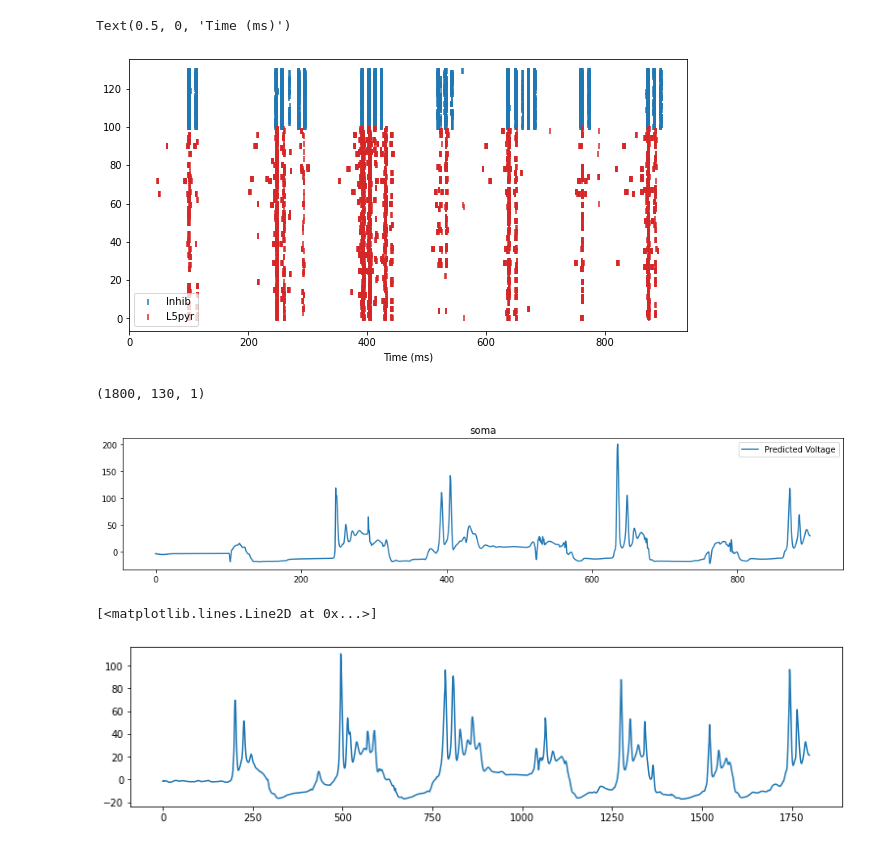
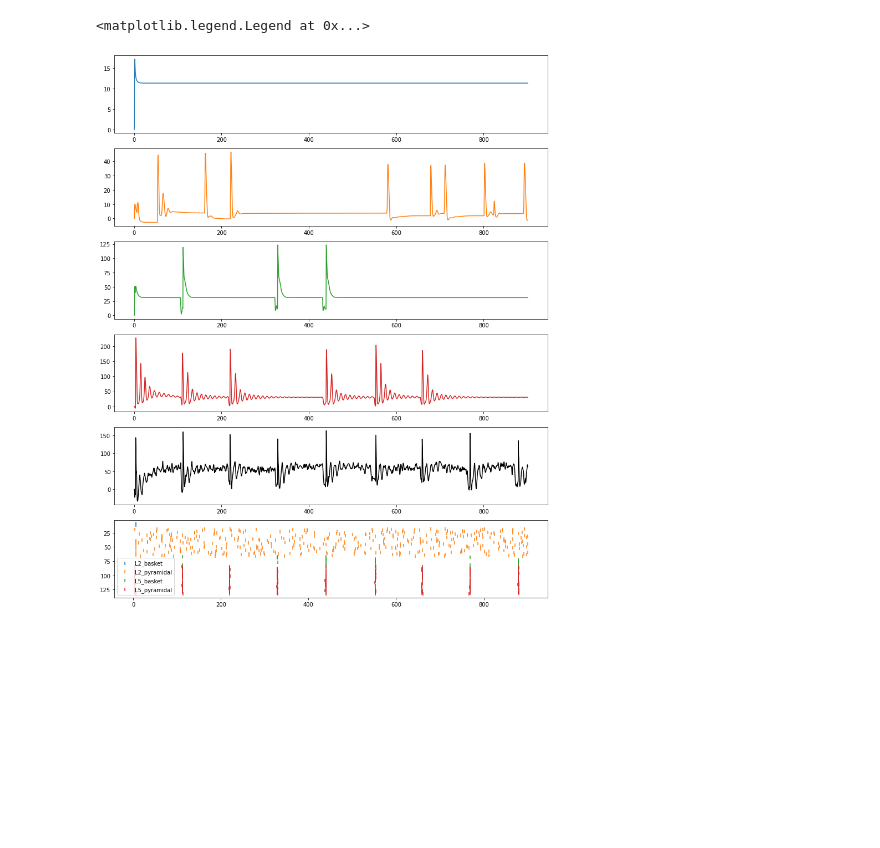
Before and after one commit to ntolley/bayesian_surrogates, a Jupyter notebook: surrogate_network.ipynb, the cells around one changed output. Cells and saved outputs as stored; diff of their text form; code cells hidden in the pictures; blank space fills up the shorter version.

```diff
--- a/surrogate_network.ipynb
+++ b/surrogate_network.ipynb
@@ -511,20 +441,0 @@ pred_y_np = pred_y.unsqueeze(2).detach().cpu().numpy()
-# %%
-cell_spikes = pred_y_np > 50.0
-cell_spike_indices = np.where(cell_spikes > 0)
-L5pyr_mask, inhib_mask = np.in1d(cell_spike_indices[1], model.L5Pyr_gids), np.in1d(cell_spike_indices[1], model.inhib_gids)
-L5pyr_spikes = (cell_spike_indices[1][L5pyr_mask], cell_spike_indices[0][L5pyr_mask])
-inhib_spikes = (cell_spike_indices[1][inhib_mask], cell_spike_indices[0][inhib_mask])
-
-plt.figure(figsize=(10, 5))
-plt.scatter(inhib_spikes[1] * dt, inhib_spikes[0], c='C0', marker='|', label='Inhib')
-plt.scatter(L5pyr_spikes[1] * dt, L5pyr_spikes[0], c='C3', marker='|', label='L5pyr')
-plt.xlim(0, None)
-plt.legend()
-plt.xlabel('Time (ms)')
-# %% [output]
-Text(0.5, 0, 'Time (ms)')
-[figure, removed]
-# %%
-pred_y_np.shape
-# %% [output]
-(1800, 130, 1)
@@ -533,21 +441,0 @@ output_size=1
-# %%
-# output_size = len(training_set.datasets[0].vsec_names)
-tvec = np.linspace(0, pred_y_np.shape[0] * dt, pred_y_np.shape[0])
-plt.figure(figsize=(13, 3 * output_size))
-
-for idx in range(output_size):
-    plt.subplot(output_size, 1, idx+1)
-    plt.plot(tvec, pred_y_np[:, 3, idx], color=f'C{idx}', label='Predicted Voltage')
-    # plt.xlim(2000, 4000)
-    plt.title(training_set.datasets[0].vsec_names[idx])
-    # plt.ylim(-0.5,1.8)
-plt.legend()
-plt.tight_layout()
-# %% [output]
-[figure, removed]
-# %%
-plt.figure(figsize=(13, 3))
-plt.plot(np.mean(pred_y_np[:, :,-1], axis=1))
-# %% [output]
-[<matplotlib.lines.Line2D at 0x...>]
-[figure, removed]
@@ -558 +458,29 @@ freq = torch.fft.rfftfreq(pred_y.size(0), dt / 1e3)
+# %%
+plt.figure(figsize=(14, 18))
+for idx, cell_type in enumerate(['L2_basket', 'L2_pyramidal', 'L5_basket', 'L5_pyramidal']):
+    out = pred_y[idx][:,:,0].detach().cpu().numpy()
+
+    plt.subplot(6, 1, idx+1)
+    pred_trace = out[:,0]
+    plt.plot(np.linspace(0, pred_trace.size * 0.5, pred_trace.size), pred_trace, c=f'C{idx}', label=cell_type)
+
+    threshold = model.threshold_dict[cell_type].detach().cpu().numpy()
+
+    cell_spikes = (out > threshold) & (np.roll(out, 1, axis=0) < threshold)
+    cell_spike_indices = np.where(cell_spikes > 0)
+    offset =  list(net.gid_ranges[cell_type])[0]
+
+    plt.subplot(6, 1, 6)
+    plt.scatter(cell_spike_indices[0] * 0.5, cell_spike_indices[1] + offset, c=f'C{idx}', marker='|', label=cell_type)
+
+plt.subplot(6,1,5)
+dpl_trace = dpl.detach().cpu().numpy()
+plt.plot(np.linspace(0, dpl_trace.size * 0.5, dpl_trace.size), dpl_trace, c='k', label='dpl')
+
+plt.subplot(6,1,6)
+plt.gca().invert_yaxis()
+plt.legend()
+# %% [output]
+<matplotlib.legend.Legend at 0x...>
+[figure, added]
 # %%
```
Also changed, not shown: parts of 23 cells of this notebook.
